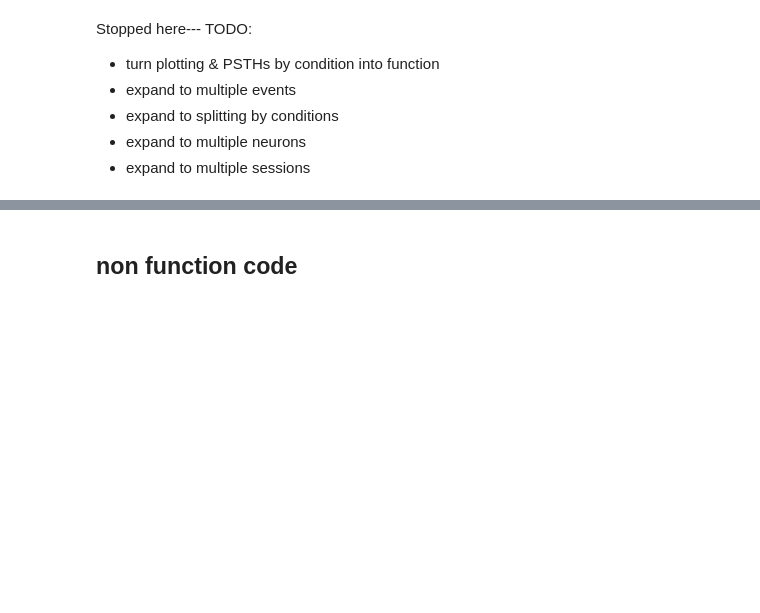
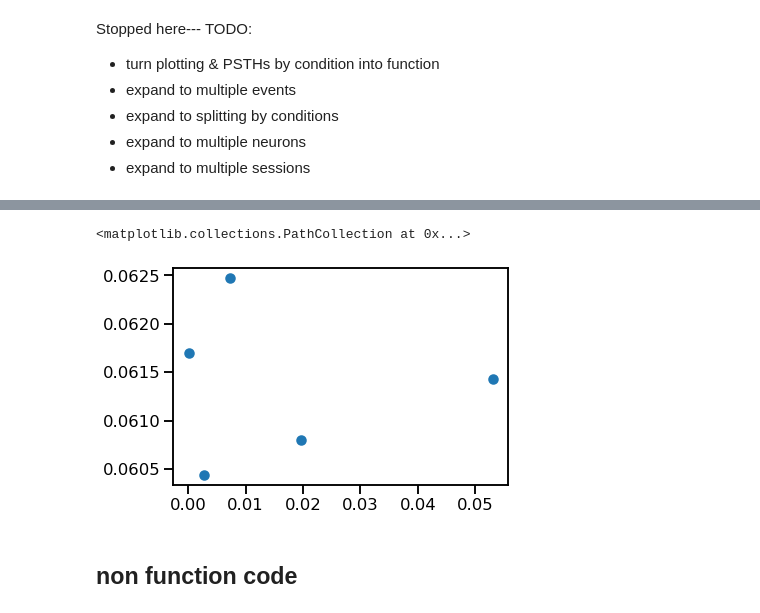
Before and after one commit to Brody-Lab/jbreda_PWM_mPFC_analysis, a Jupyter notebook: event_centering.ipynb, the cells around one changed output, grey strips where cells are left out. Drawn from its saved outputs; the diff is of its cells as text; code cells hidden in the pictures; blank space fills up the shorter version.

```diff
--- a/event_centering.ipynb
+++ b/event_centering.ipynb
@@ -193,0 +156,30 @@ plt.xlim(0,2000)
+# %%
+beh_df_2s = beh_df[(beh_df['delay'] == 2)
+       & (beh_df['first_sound'] != 'psycho')]
+
+event = 'delay2s'
+conditions = 'first_sound'
+
+trials = dict()
+for cond_id in np.sort(beh_df_2s[conditions].unique()):
+
+    trials[cond_id] = np.where((beh_df_2s[conditions] == cond_id).values)[0]
+
+PSTH = {'event' : event, 'conditions' : conditions, 'N': [], 'time' : [], 'data' : {}, 'mean' : {}, 'sem' :{}}
+
+for cond_id, idxs in trials.items():
+
+    # grab the trials for each condition
+    selected_trials = test[idxs]
+    PSTH['N'].append(len(selected_trials))
+
+    # convolve
+    mean, sem, data = smooth_trials(selected_trials, kernal, summary=True)
+
+    PSTH['data'][cond_id] = data
+    PSTH['mean'][cond_id] = mean
+    PSTH['sem'][cond_id] = sem
+
+    PSTH['time'].append(np.linspace(align_windows[event][0],
+                                    align_windows[event][1],
+                                    len(PSTH['mean'][cond_id])))
@@ -194,3 +248,18 @@ plt.xlim(0,2000)
+# %%
+means = PSTH['mean']
+label = []
+avg = []
+for key, val in means.items():
+
+    key = key.replace('*','')
+    label.append(float(key))
+
+    avg.append(np.mean(val))
+
+plt.scatter(label, avg)
+# %% [output]
+<matplotlib.collections.PathCollection at 0x...>
+[figure, added]
 # %% [markdown]
 ## non function code
 # %% [markdown]
```
Also changed, not shown: parts of 16 cells of this notebook, 1 other file.
